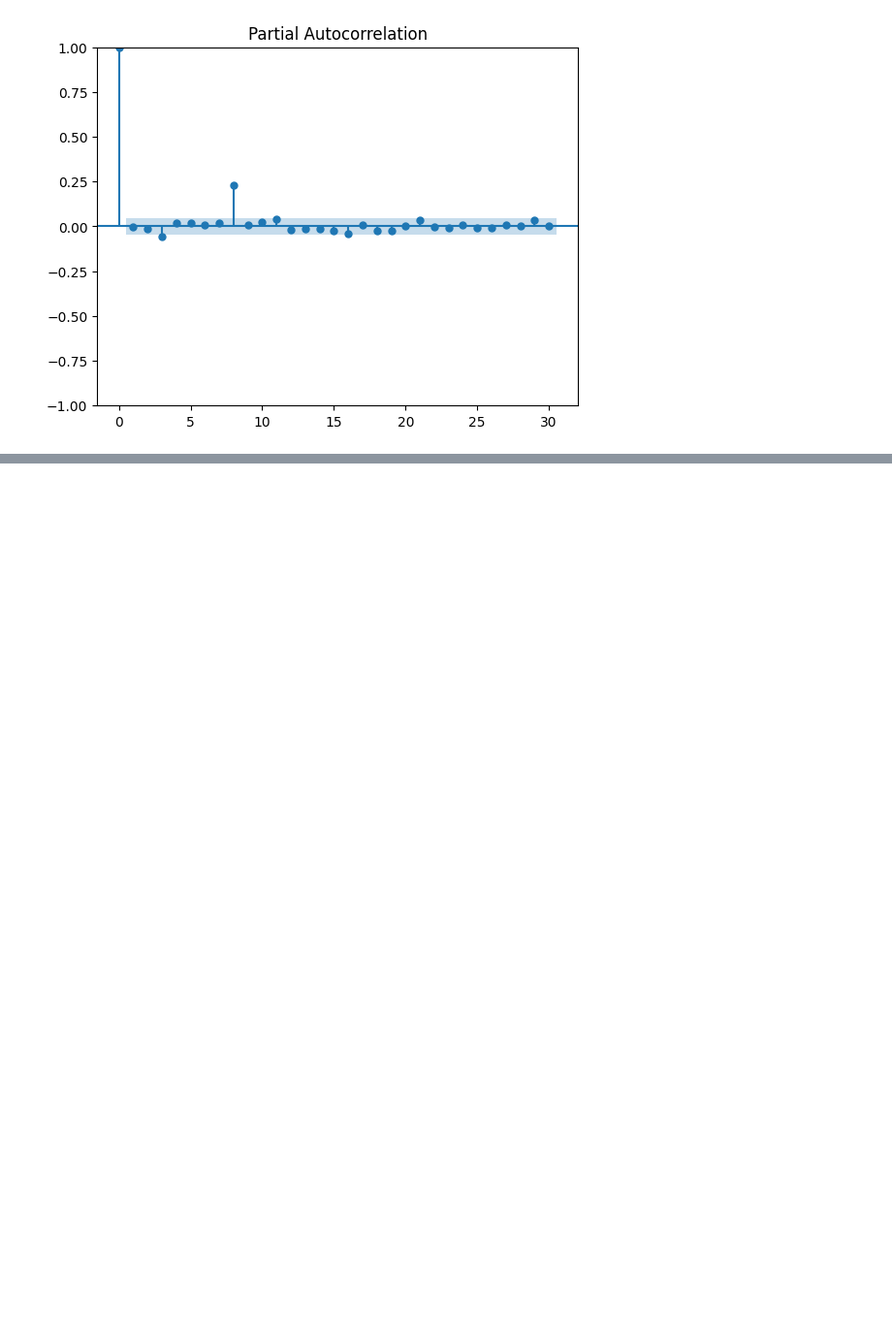
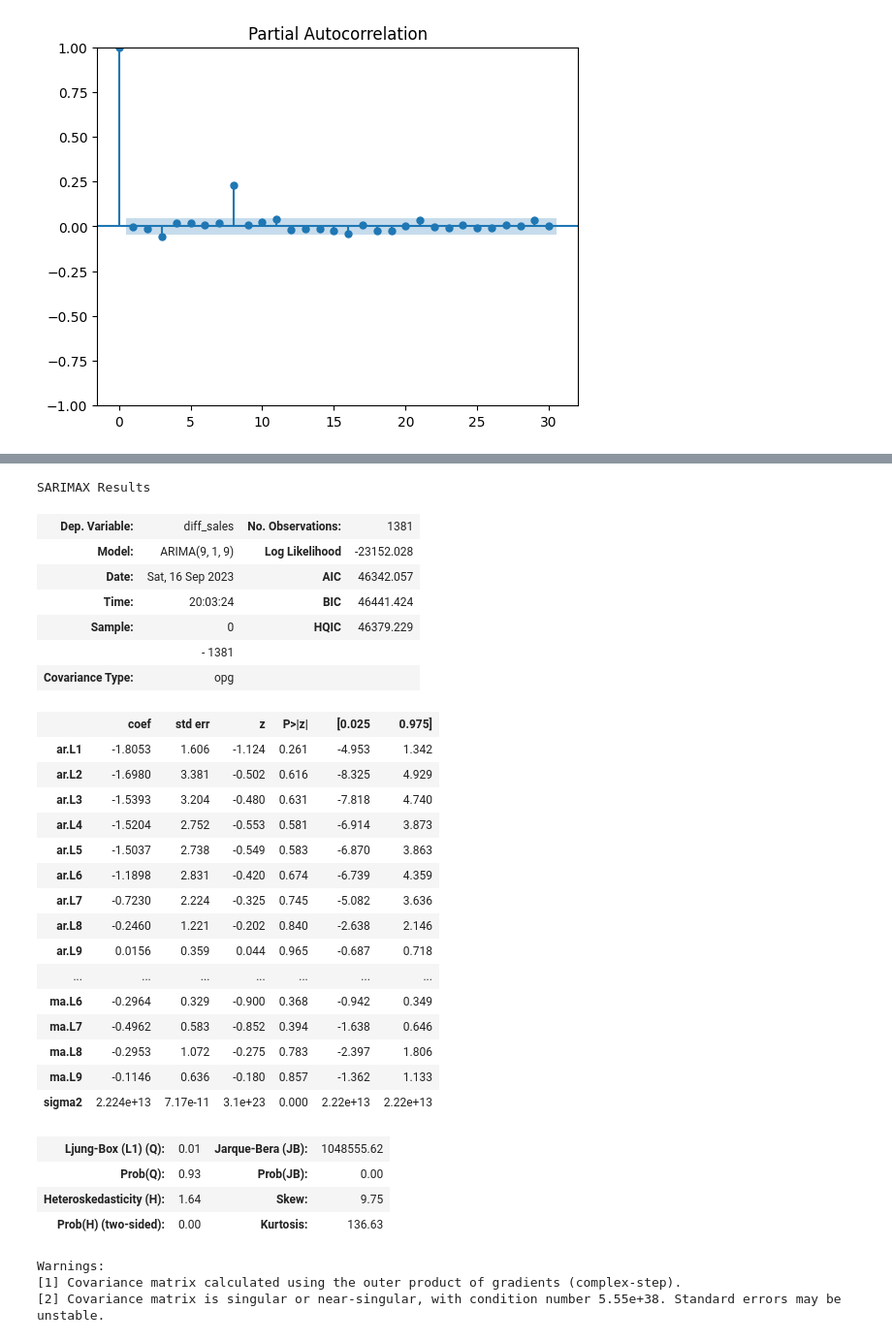
Before and after one commit to phinmaiyo/Regression-Model, a Jupyter notebook: forecasting.ipynb, the cells around one changed output, grey strips where cells are left out. Shown at 97% size. Cells and saved outputs as stored; diff of their text form; code cells hidden in the pictures; blank space fills up the shorter version.

```diff
--- a/forecasting.ipynb
+++ b/forecasting.ipynb
@@ -2418,7 +2399,41 @@ If the ACF plot cuts off after q lags, this suggests that the MA term should be
 # %%
 # Based on the plots, choose the order (p, d, q)
-p, d, q = (1, 1, 1)  # Example values
+p, d, q = (9, 1, 9)
 
 # Build and train the ARIMA model
-model = ARIMA(data['value'], order=(p, d, q))
+model = ARIMA(data, order=(p, d, q))
 results = model.fit()
+# %%
+results.summary()
+# %% [output]
+SARIMAX Results
+| Dep. Variable: | diff_sales | No. Observations: | 1381 |
+| Model: | ARIMA(9, 1, 9) | Log Likelihood | -23152.028 |
+| Date: | Sat, 16 Sep 2023 | AIC | 46342.057 |
+| Time: | 20:03:24 | BIC | 46441.424 |
+| Sample: | 0 | HQIC | 46379.229 |
+|  | - 1381 |  |  |
+| Covariance Type: | opg |  |  |
+|  | coef | std err | z | P>|z| | [0.025 | 0.975] |
+| ar.L1 | -1.8053 | 1.606 | -1.124 | 0.261 | -4.953 | 1.342 |
+| ar.L2 | -1.6980 | 3.381 | -0.502 | 0.616 | -8.325 | 4.929 |
+| ar.L3 | -1.5393 | 3.204 | -0.480 | 0.631 | -7.818 | 4.740 |
+| ar.L4 | -1.5204 | 2.752 | -0.553 | 0.581 | -6.914 | 3.873 |
+| ar.L5 | -1.5037 | 2.738 | -0.549 | 0.583 | -6.870 | 3.863 |
+| ar.L6 | -1.1898 | 2.831 | -0.420 | 0.674 | -6.739 | 4.359 |
+| ar.L7 | -0.7230 | 2.224 | -0.325 | 0.745 | -5.082 | 3.636 |
+| ar.L8 | -0.2460 | 1.221 | -0.202 | 0.840 | -2.638 | 2.146 |
+| ar.L9 | 0.0156 | 0.359 | 0.044 | 0.965 | -0.687 | 0.718 |
+| ... | ... | ... | ... | ... | ... | ... |
+| ma.L6 | -0.2964 | 0.329 | -0.900 | 0.368 | -0.942 | 0.349 |
+| ma.L7 | -0.4962 | 0.583 | -0.852 | 0.394 | -1.638 | 0.646 |
+| ma.L8 | -0.2953 | 1.072 | -0.275 | 0.783 | -2.397 | 1.806 |
+| ma.L9 | -0.1146 | 0.636 | -0.180 | 0.857 | -1.362 | 1.133 |
+| sigma2 | 2.224e+13 | 7.17e-11 | 3.1e+23 | 0.000 | 2.22e+13 | 2.22e+13 |
+| Ljung-Box (L1) (Q): | 0.01 | Jarque-Bera (JB): | 1048555.62 |
+| Prob(Q): | 0.93 | Prob(JB): | 0.00 |
+| Heteroskedasticity (H): | 1.64 | Skew: | 9.75 |
+| Prob(H) (two-sided): | 0.00 | Kurtosis: | 136.63 |
+Warnings:
+[1] Covariance matrix calculated using the outer product of gradients (complex-step).
+[2] Covariance matrix is singular or near-singular, with condition number 5.55e+38. Standard errors may be unstable.
```
Also changed, not shown: parts of 9 cells of this notebook.
